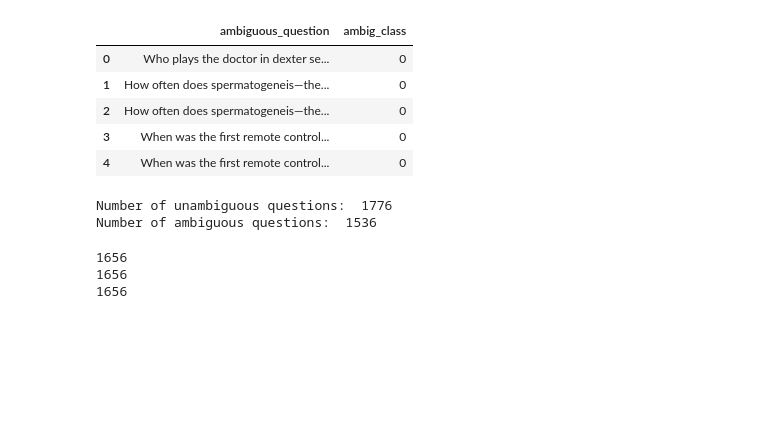
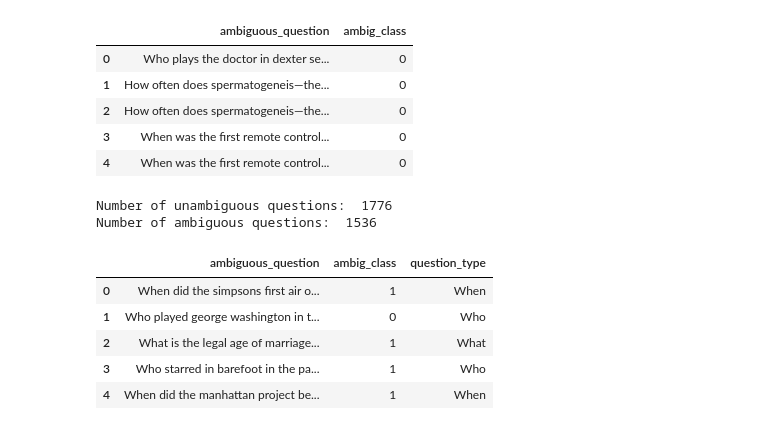
Before and after one commit to tmsavage/LGEN_Ambiguous_Queries, a Jupyter notebook: data_processing/Reformat_Data_BERT.ipynb, the cells around one changed output. Drawn from its saved outputs; the diff is of its cells as text; code cells hidden in the pictures; blank space fills up the shorter version.

```diff
--- a/data_processing/Reformat_Data_BERT.ipynb
+++ b/data_processing/Reformat_Data_BERT.ipynb
@@ -75,19 +77,25 @@ print("Number of ambiguous questions: ", num_1s)
 # %% [output]
 Number of unambiguous questions:  1776
 Number of ambiguous questions:  1536
-# %%
-# Calculate the index to split the DataFrame into two parts
-halfway_idx = len(ambiguous_dev_BERT_df) // 2
-print(halfway_idx)
-ambiguous_dev_BERT_full_df = ambiguous_dev_BERT_df
-
-# Split the DataFrame into two halves
-ambiguous_test_BERT_df = ambiguous_dev_BERT_full_df.iloc[:halfway_idx]
-ambiguous_dev_BERT_df = ambiguous_dev_BERT_full_df.iloc[halfway_idx:]
-
-print(len(ambiguous_test_BERT_df))
-print(len(ambiguous_dev_BERT_df))
-# %% [output]
-1656
-1656
-1656
+# %%
+def catgorize_question_type(df):
+    # df['question_type'] = df['ambiguous_question'].str.split().str[0]
+    # return df
+
+    standard_types = ['Who', 'What', 'Where', 'When', 'How']
+
+    # Extract the first word and categorize
+    df['question_type'] = df['ambiguous_question'].str.split().str[0]
+    df['question_type'] = df['question_type'].apply(lambda x: x if x in standard_types else 'Other')
+
+    return df
+
+results_df = catgorize_question_type(train_df)
+results_df.head()
+# %% [output]
+|  | ambiguous_question | ambig_class | question_type |
+| 0 | When did the simpsons first air o... | 1 | When |
+| 1 | Who played george washington in t... | 0 | Who |
+| 2 | What is the legal age of marriage... | 1 | What |
+| 3 | Who starred in barefoot in the pa... | 1 | Who |
+| 4 | When did the manhattan project be... | 1 | When |
```
Also changed, not shown: parts of 14 cells of this notebook, 2 other files.
